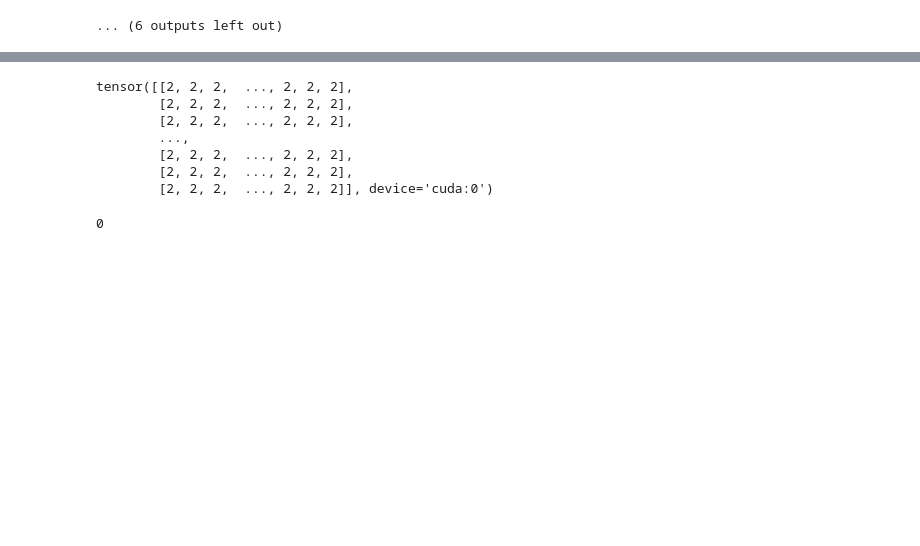
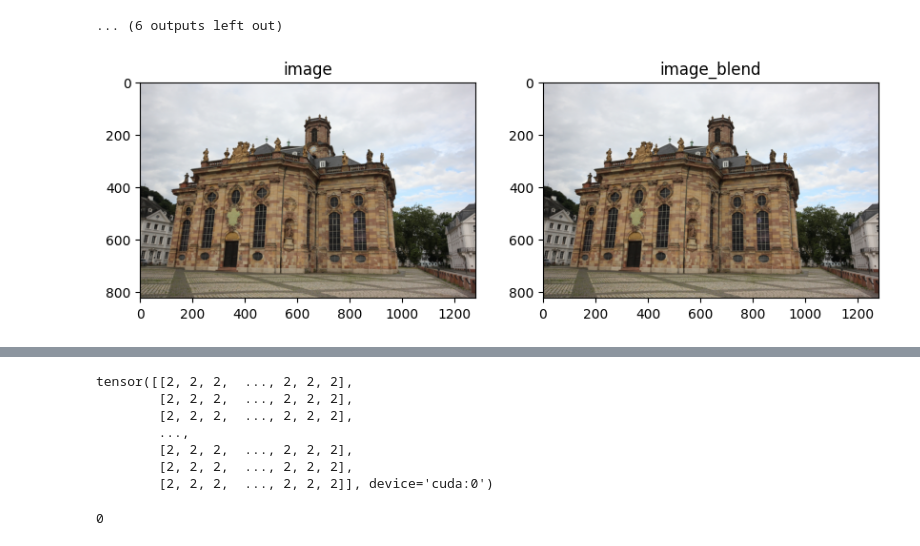
Before and after one commit to JADGardner/neusky, a Jupyter notebook: notebooks/test.ipynb, the cells around one changed output, grey strips where cells are left out. Cells and saved outputs as stored; diff of their text form; code cells hidden in the pictures; blank space fills up the shorter version.

Commit message:
fixed eval mask

```diff
--- a/notebooks/test.ipynb
+++ b/notebooks/test.ipynb
@@ -71,0 +64,31 @@ ray_bundle, batch = datamanager.next_train(0)
+# %%
+idx, ray_bundle, batch = datamanager.next_eval_image(0)
+# move all batch elements to device if tensor
+batch = {k: v.to(device) if isinstance(v, torch.Tensor) else v for k, v in batch.items()}
+
+model_output = {}
+model_output['rgb'] = batch['image'].to(model.device)
+model_output['accumulation'] = batch["mask"][..., 1:2].to(model.device)
+model_output['depth'] = batch['image'][..., 0:1].to(model.device)
+model_output['prop_depth_0'] = batch['image'][..., 0:1].to(model.device)
+model_output['prop_depth_1'] = batch['image'][..., 0:1].to(model.device)
+model_output['hdr_background_colours'] = torch.zeros((64, 128, 3)).to(model.device)
+model_output['albedo'] = batch['image'].to(model.device)
+model_output['normal'] = batch['image'].to(model.device)
+metrics_dict, images_dict = model.get_image_metrics_and_images(outputs=model_output, batch=batch)
+# %%
+rgb = model_output["rgb"]
+image = batch["image"].to(model.device)
+image_blend = model.renderer_rgb.blend_background(image)
+
+# plot both image and image_blend
+plt.figure(figsize=(10, 10))
+plt.subplot(1, 2, 1)
+plt.imshow(image.cpu().numpy())
+plt.title("image")
+plt.subplot(1, 2, 2)
+plt.imshow(image_blend.cpu().numpy())
+plt.title("image_blend")
+plt.show()
+# %% [output]
+[figure, added]
```
Also changed, not shown: parts of 8 cells of this notebook, 4 other files.
